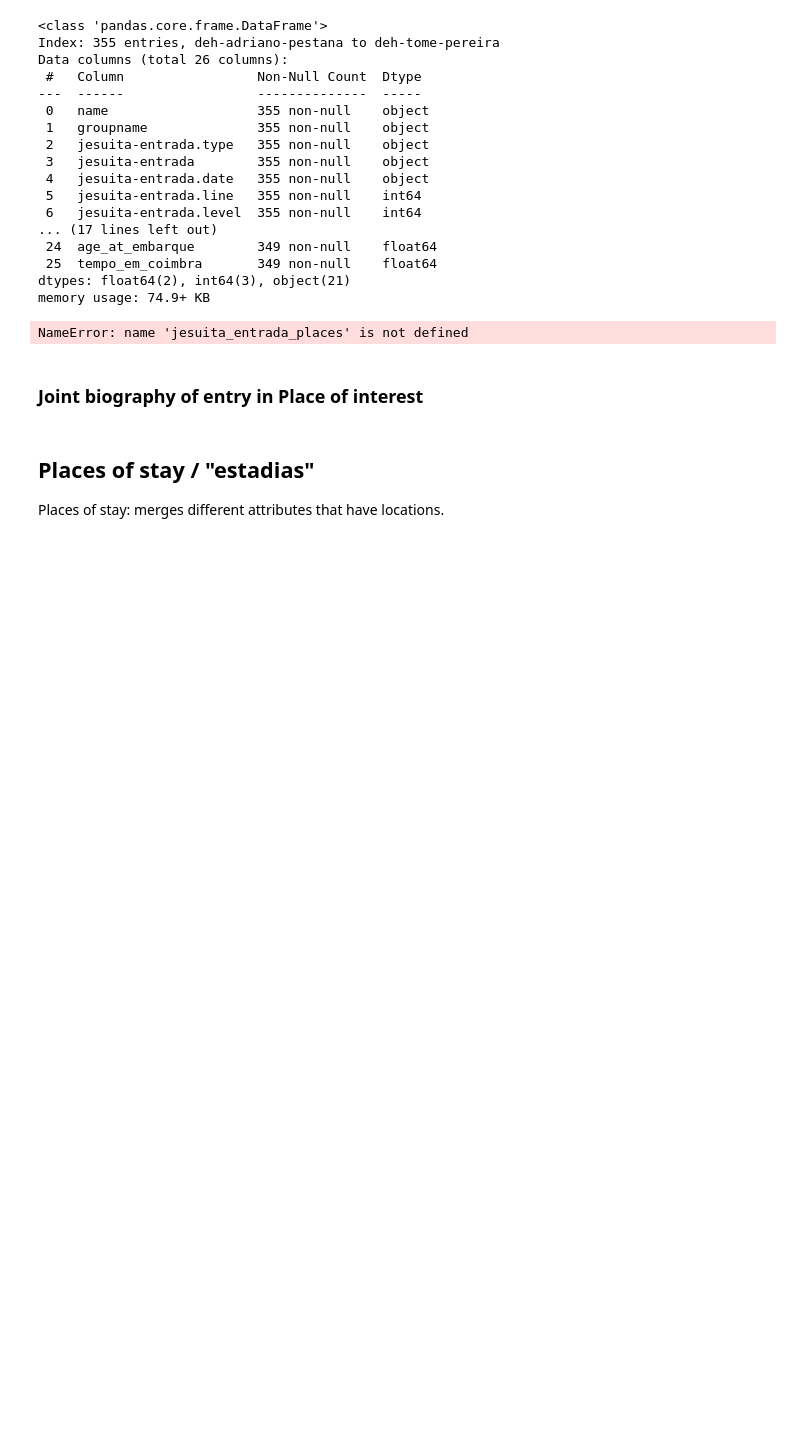
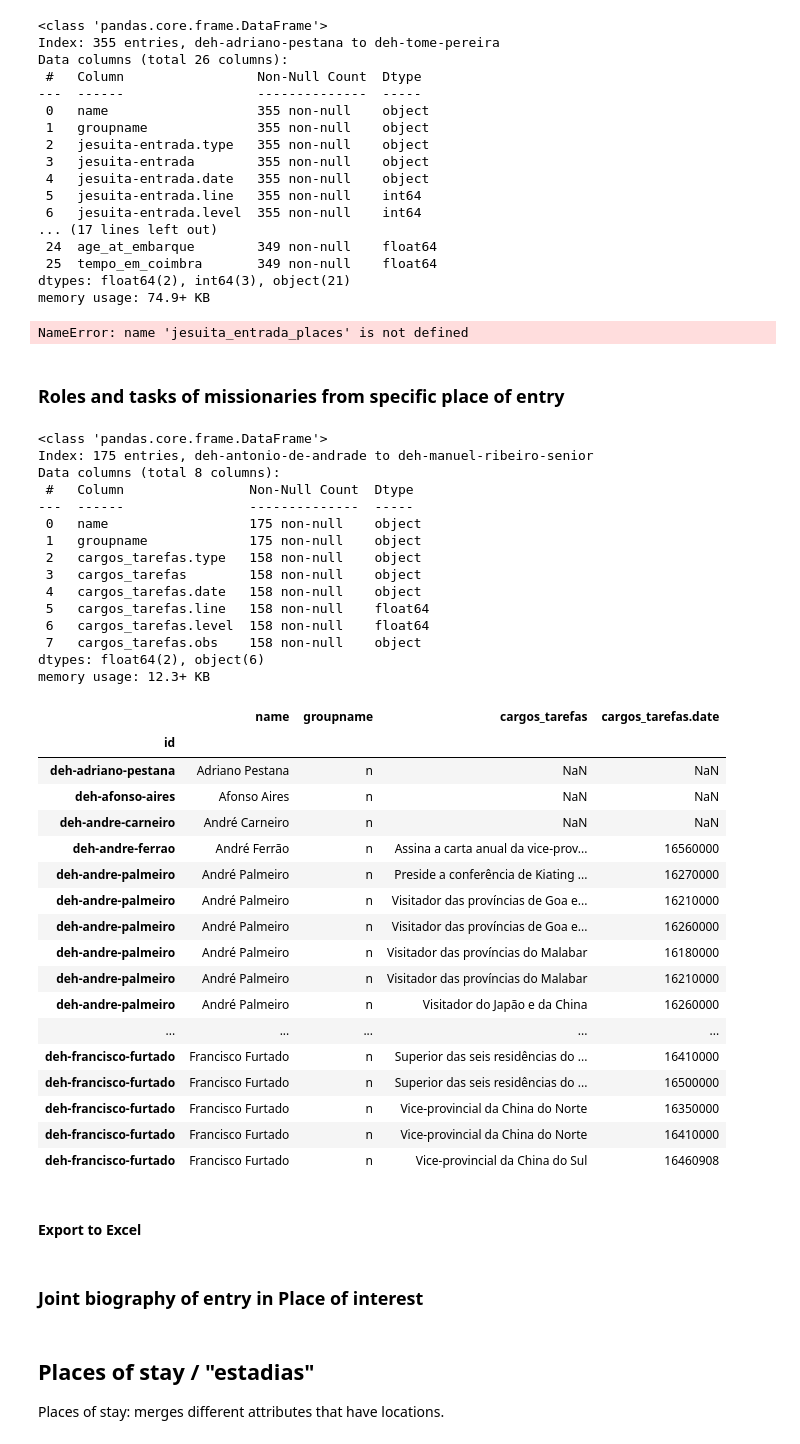
Before and after one commit to joaquimrcarvalho/dehergne-locations, a Jupyter notebook: notebooks/dehergne_analysis.ipynb, the cells around one changed output. Saved outputs shown, nothing was run; the diff lists cells and outputs as text; code cells hidden in the pictures; blank space fills up the shorter version.

Commit message:
Add roles and tasks analysis

```diff
--- a/notebooks/dehergne_analysis.ipynb
+++ b/notebooks/dehergne_analysis.ipynb
@@ -948,3 +1170,62 @@ memory usage: 74.9+ KB
 jesuita_entrada_places[ ~(jesuita_entrada_places['estadia.obs'].str.contains('wikidata', na=False))][cols].to_excel(f"jesuita-entrada-{place_of_entry}-places-no_wikidata.xlsx", sheet_name='no_estadia@', index=True)
 # %% [output]
 NameError: name 'jesuita_entrada_places' is not defined
+# %% [markdown]
+ ### Roles and tasks of missionaries from specific place of entry
+# %%
+import pandas as pd
+from timelink.pandas import entities_with_attribute
+# show 500 rows
+pd.set_option('display.max_rows', 1550)
+
+ids = place_of_entry_ids
+
+roles_tasks = entities_with_attribute(
+    entity_type='person',
+    show_elements=['name','groupname',],
+    the_type=['jesuita-cargo','jesuita-tarefa'],
+    column_name='cargos_tarefas',
+    more_attributes=[],
+    filter_by=ids,
+    db=tlnb.db,
+)
+
+roles_tasks.info()
+cols=['name','groupname','cargos_tarefas','cargos_tarefas.date']
+roles_tasks[cols].sort_values(['name','cargos_tarefas','cargos_tarefas.date','name']).head(50)
+# %% [output]
+<class 'pandas.core.frame.DataFrame'>
+Index: 175 entries, deh-antonio-de-andrade to deh-manuel-ribeiro-senior
+Data columns (total 8 columns):
+ #   Column                Non-Null Count  Dtype
+---  ------                --------------  -----
+ 0   name                  175 non-null    object
+ 1   groupname             175 non-null    object
+ 2   cargos_tarefas.type   158 non-null    object
+ 3   cargos_tarefas        158 non-null    object
+ 4   cargos_tarefas.date   158 non-null    object
+ 5   cargos_tarefas.line   158 non-null    float64
+ 6   cargos_tarefas.level  158 non-null    float64
+ 7   cargos_tarefas.obs    158 non-null    object
+dtypes: float64(2), object(6)
+memory usage: 12.3+ KB
+|  | name | groupname | cargos_tarefas | cargos_tarefas.date |
+| id |  |  |  |  |
+| deh-adriano-pestana | Adriano Pestana | n | NaN | NaN |
+| deh-afonso-aires | Afonso Aires | n | NaN | NaN |
+| deh-andre-carneiro | André Carneiro | n | NaN | NaN |
+| deh-andre-ferrao | André Ferrão | n | Assina a carta anual da vice-prov... | 16560000 |
+| deh-andre-palmeiro | André Palmeiro | n | Preside a conferência de Kiating ... | 16270000 |
+| deh-andre-palmeiro | André Palmeiro | n | Visitador das províncias de Goa e... | 16210000 |
+| deh-andre-palmeiro | André Palmeiro | n | Visitador das províncias de Goa e... | 16260000 |
+| deh-andre-palmeiro | André Palmeiro | n | Visitador das províncias do Malabar | 16180000 |
+| deh-andre-palmeiro | André Palmeiro | n | Visitador das províncias do Malabar | 16210000 |
+| deh-andre-palmeiro | André Palmeiro | n | Visitador do Japão e da China | 16260000 |
+| ... | ... | ... | ... | ... |
+| deh-francisco-furtado | Francisco Furtado | n | Superior das seis residências do ... | 16410000 |
+| deh-francisco-furtado | Francisco Furtado | n | Superior das seis residências do ... | 16500000 |
+| deh-francisco-furtado | Francisco Furtado | n | Vice-provincial da China do Norte | 16350000 |
+| deh-francisco-furtado | Francisco Furtado | n | Vice-provincial da China do Norte | 16410000 |
+| deh-francisco-furtado | Francisco Furtado | n | Vice-provincial da China do Sul | 16460908 |
+# %% [markdown]
+#### Export to Excel
```
Also changed, not shown: parts of 16 cells of this notebook, 10 other files.
